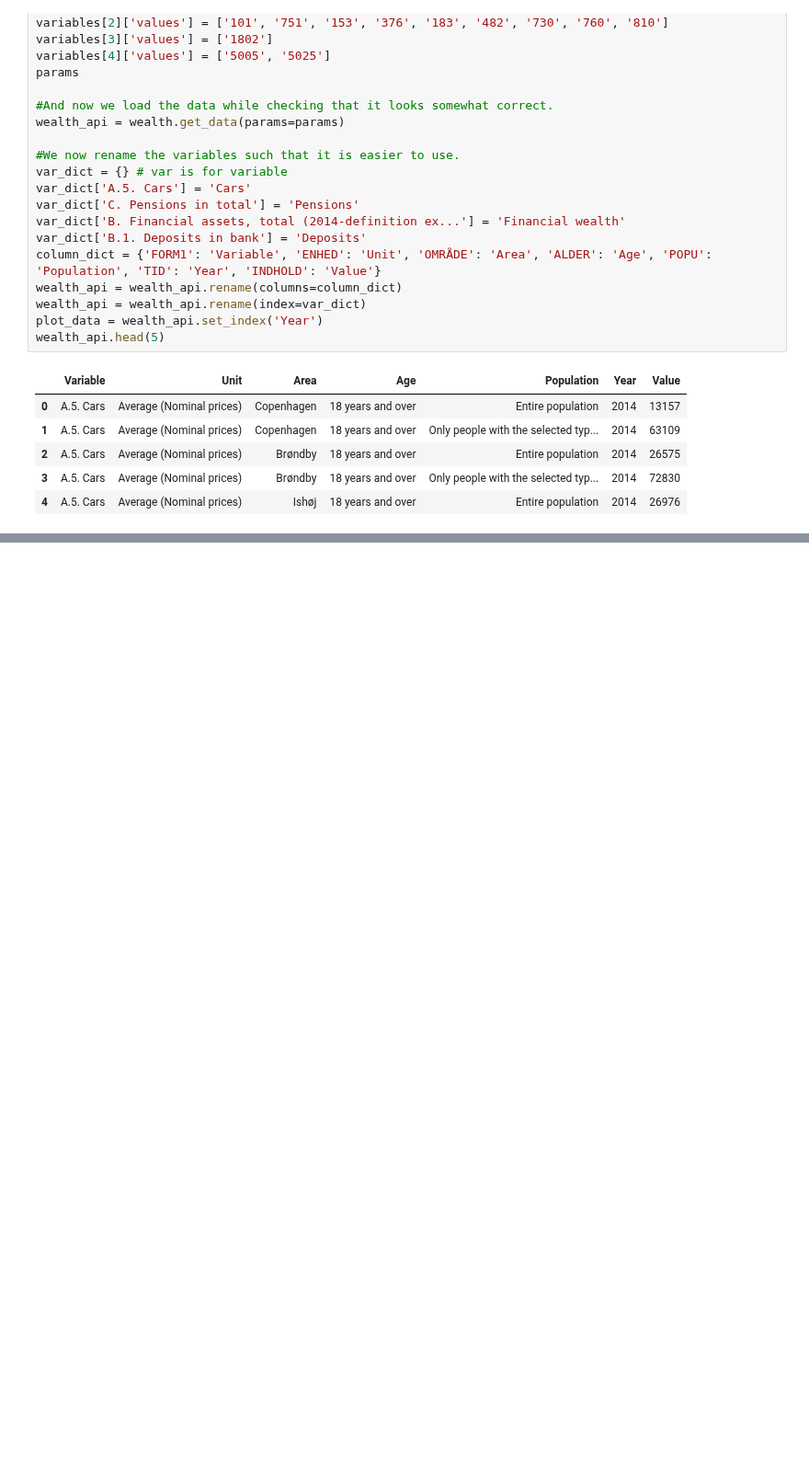
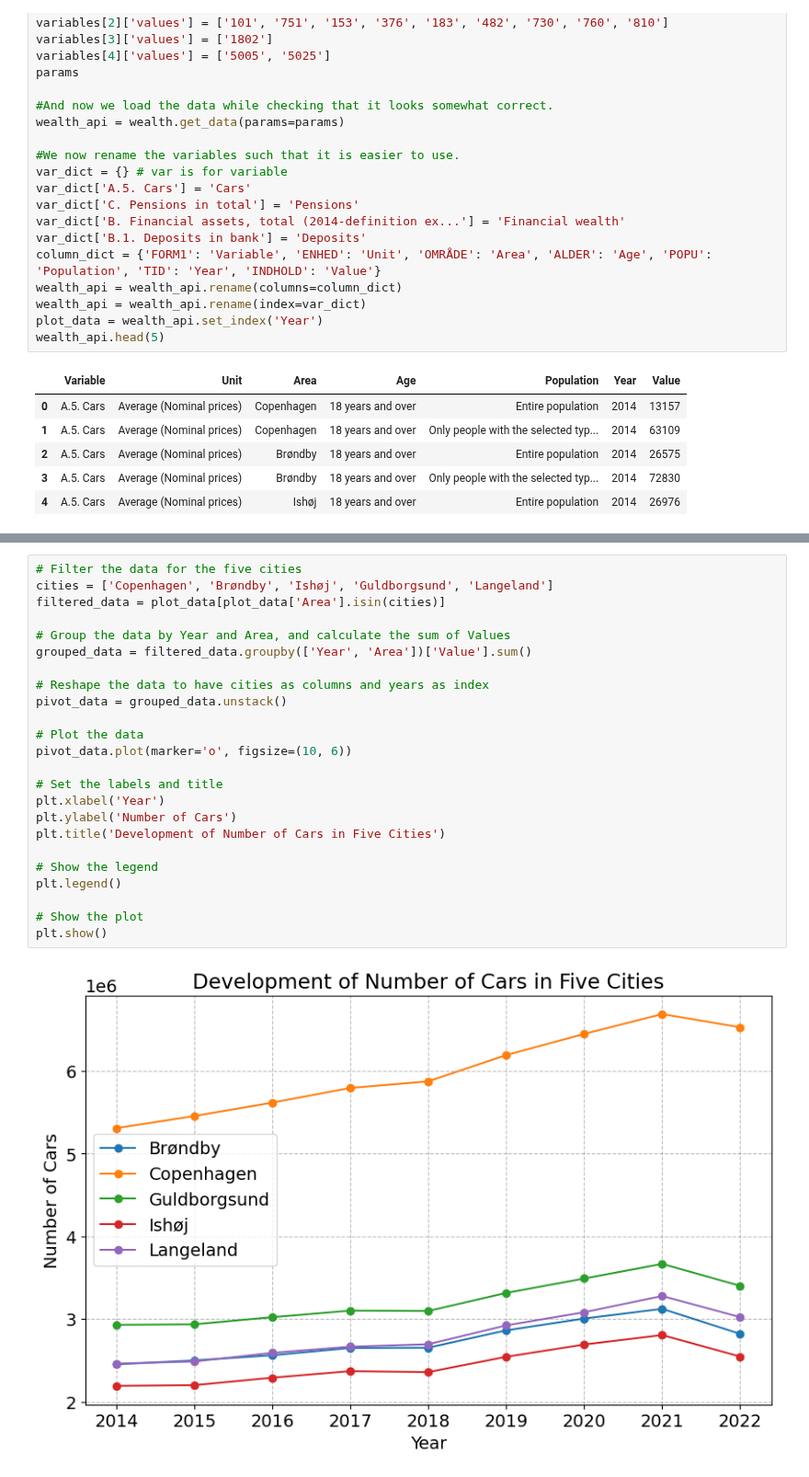
Before and after one commit to NumEconCopenhagen/projects-2024-frederik, a Jupyter notebook: dataproject/APIData.ipynb, the cells around one changed output, grey strips where cells are left out. Shown at 92% size. Saved outputs shown, nothing was run; the diff lists cells and outputs as text; blank space fills up the shorter version.

```diff
--- a/dataproject/APIData.ipynb
+++ b/dataproject/APIData.ipynb
@@ -134,0 +136,26 @@ plt.show()
+# %%
+# Filter the data for the five cities
+cities = ['Copenhagen', 'Brøndby', 'Ishøj', 'Guldborgsund', 'Langeland']
+filtered_data = plot_data[plot_data['Area'].isin(cities)]
+
+# Group the data by Year and Area, and calculate the sum of Values
+grouped_data = filtered_data.groupby(['Year', 'Area'])['Value'].sum()
+
+# Reshape the data to have cities as columns and years as index
+pivot_data = grouped_data.unstack()
+
+# Plot the data
+pivot_data.plot(marker='o', figsize=(10, 6))
+
+# Set the labels and title
+plt.xlabel('Year')
+plt.ylabel('Number of Cars')
+plt.title('Development of Number of Cars in Five Cities')
+
+# Show the legend
+plt.legend()
+
+# Show the plot
+plt.show()
+# %% [output]
+[figure, added]
```
Also changed, not shown: parts of 2 cells of this notebook.
